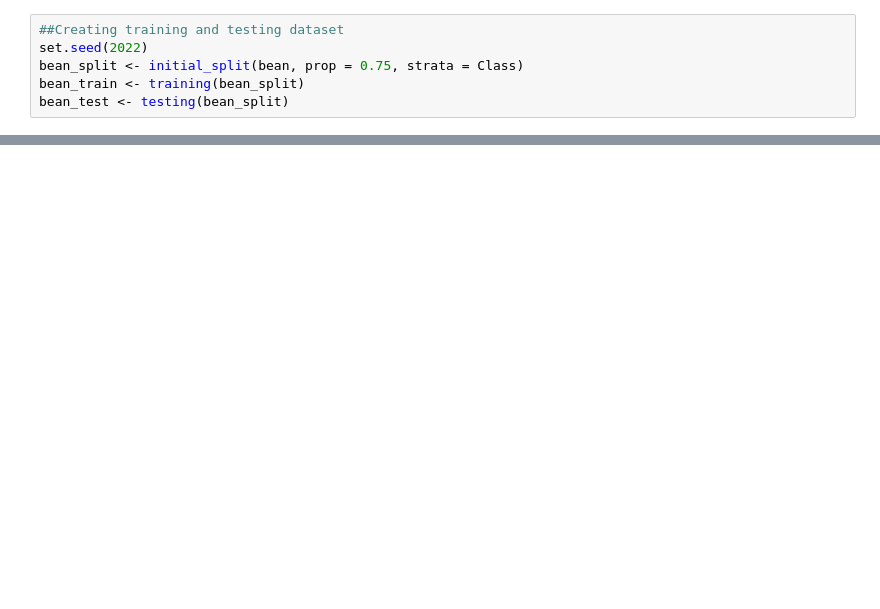
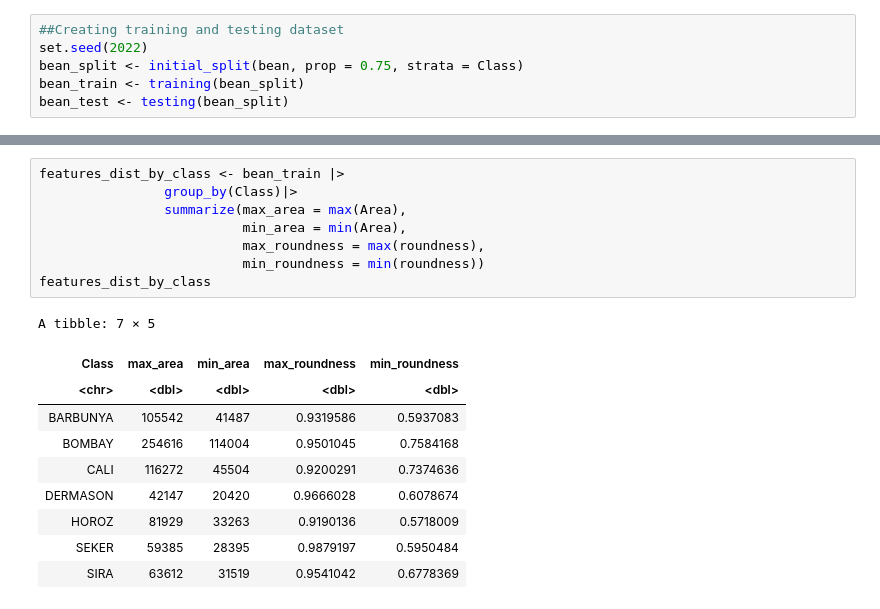
Before and after one commit to emeraldnqa/Bean-Type-Classfiifcation, a Jupyter notebook: proposal code.ipynb, the cells around one changed output, grey strips where cells are left out. Cells and saved outputs as stored; diff of their text form; blank space fills up the shorter version.

```diff
--- a/proposal code.ipynb
+++ b/proposal code.ipynb
@@ -63,0 +106,19 @@ area_ecc
+# %%
+features_dist_by_class <- bean_train |>
+                group_by(Class)|>
+                summarize(max_area = max(Area),
+                          min_area = min(Area),
+                          max_roundness = max(roundness),
+                          min_roundness = min(roundness))
+features_dist_by_class
+# %% [output]
+A tibble: 7 × 5
+| Class | max_area | min_area | max_roundness | min_roundness |
+| <chr> | <dbl> | <dbl> | <dbl> | <dbl> |
+| BARBUNYA | 105542 | 41487 | 0.9319586 | 0.5937083 |
+| BOMBAY | 254616 | 114004 | 0.9501045 | 0.7584168 |
+| CALI | 116272 | 45504 | 0.9200291 | 0.7374636 |
+| DERMASON | 42147 | 20420 | 0.9666028 | 0.6078674 |
+| HOROZ | 81929 | 33263 | 0.9190136 | 0.5718009 |
+| SEKER | 59385 | 28395 | 0.9879197 | 0.5950484 |
+| SIRA | 63612 | 31519 | 0.9541042 | 0.6778369 |
```
Also changed, not shown: parts of 7 cells of this notebook.
